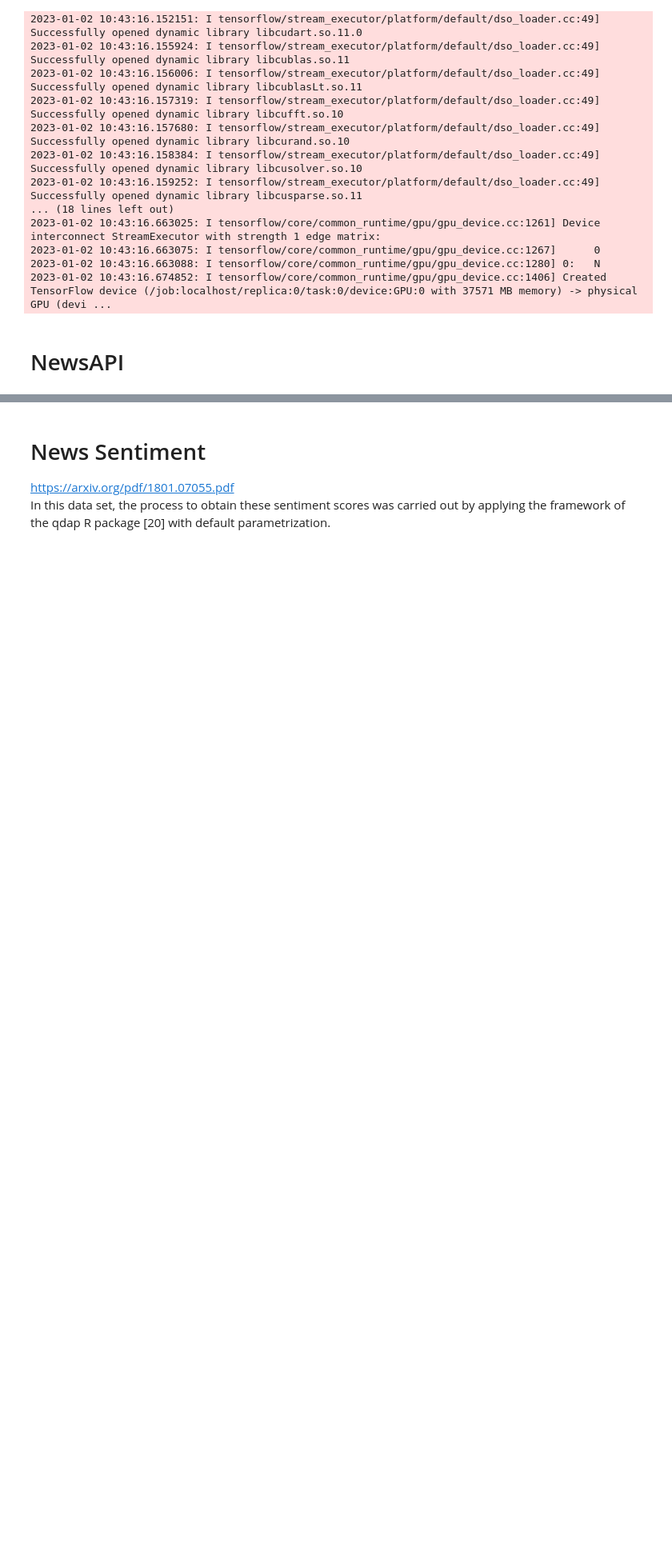
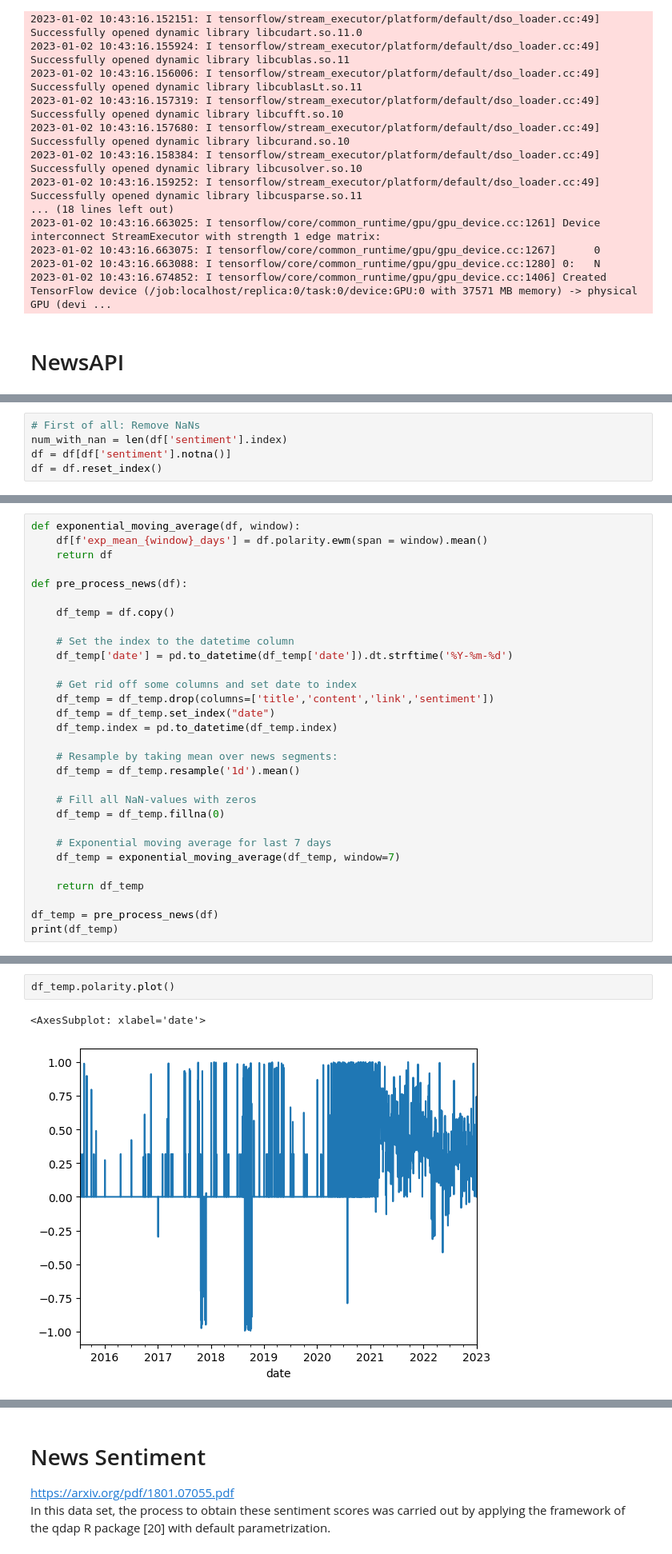
Before and after one commit to ludvigdoeser/scalableMLproject, a Jupyter notebook: News.ipynb, the cells around one changed output, grey strips where cells are left out. Shown at 80% size. Drawn from its saved outputs; the diff is of its cells as text; blank space fills up the shorter version.

Commit message:
News data pre-processed, and keras tuner implemented

```diff
--- a/News.ipynb
+++ b/News.ipynb
@@ -227,0 +222,5 @@ print(len(df.index))
+# %%
+# First of all: Remove NaNs
+num_with_nan = len(df['sentiment'].index)
+df = df[df['sentiment'].notna()]
+df = df.reset_index()
@@ -227,0 +299,30 @@ print(len(df.index))
+# %%
+def exponential_moving_average(df, window):
+    df[f'exp_mean_{window}_days'] = df.polarity.ewm(span = window).mean()
+    return df
+
+def pre_process_news(df):
+
+    df_temp = df.copy()
+
+    # Set the index to the datetime column
+    df_temp['date'] = pd.to_datetime(df_temp['date']).dt.strftime('%Y-%m-%d')
+
+    # Get rid off some columns and set date to index
+    df_temp = df_temp.drop(columns=['title','content','link','sentiment'])
+    df_temp = df_temp.set_index("date")
+    df_temp.index = pd.to_datetime(df_temp.index)
+
+    # Resample by taking mean over news segments:
+    df_temp = df_temp.resample('1d').mean()
+
+    # Fill all NaN-values with zeros
+    df_temp = df_temp.fillna(0)
+
+    # Exponential moving average for last 7 days
+    df_temp = exponential_moving_average(df_temp, window=7)
+
+    return df_temp
+
+df_temp = pre_process_news(df)
+print(df_temp)
@@ -227,0 +357,5 @@ print(len(df.index))
+# %%
+df_temp.polarity.plot()
+# %% [output]
+<AxesSubplot: xlabel='date'>
+[figure, added]
```
Also changed, not shown: parts of 64 cells of this notebook.
